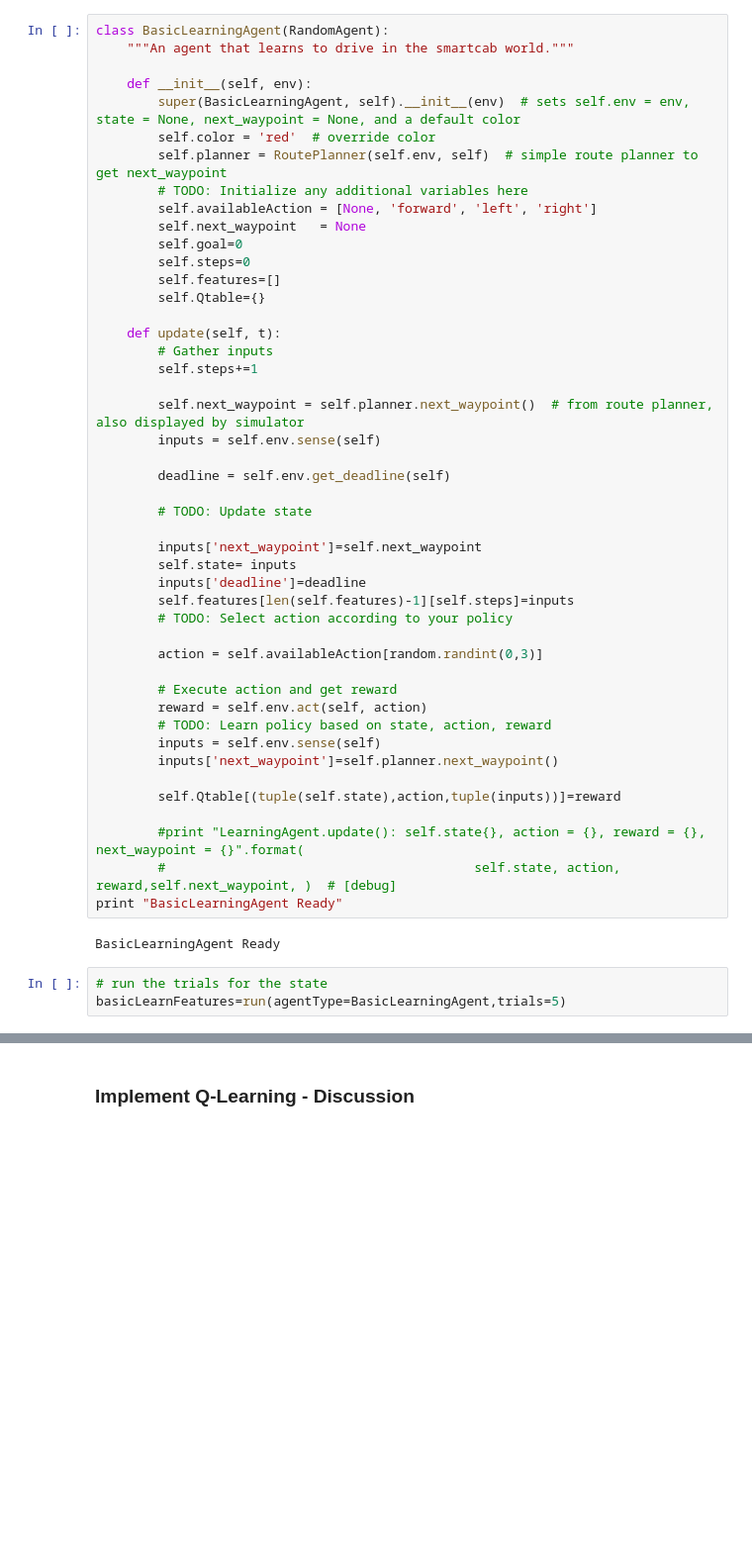
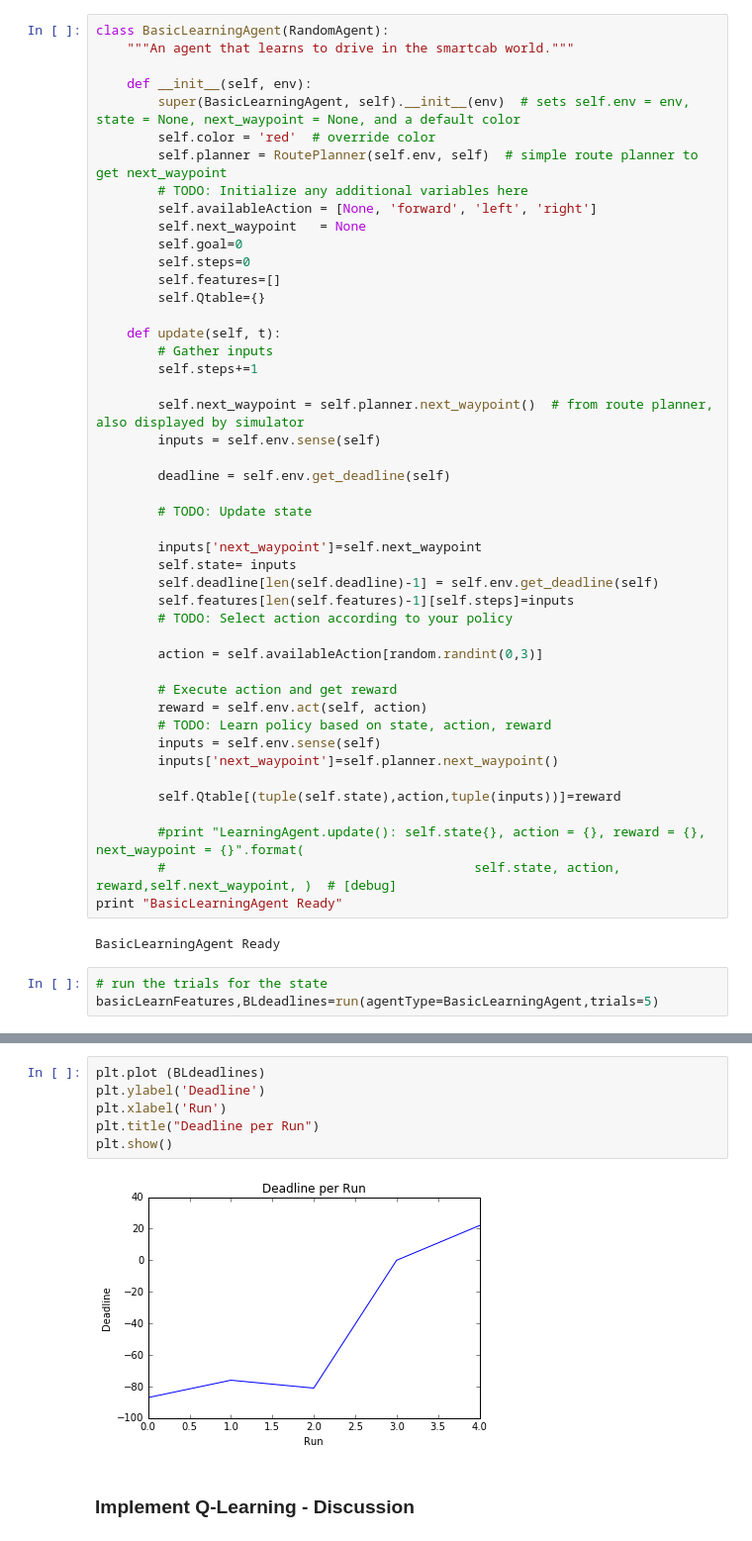
Before and after one commit to llathrop/smartcab, a Jupyter notebook: agent.ipynb, the cells around one changed output, grey strips where cells are left out. Shown at 99% size. Cells and saved outputs as stored; diff of their text form; blank space fills up the shorter version.

Commit message:
feat: graph the deadlines in the first q learner

```diff
--- a/agent.ipynb
+++ b/agent.ipynb
@@ -338,7 +338,7 @@ class BasicLearningAgent(RandomAgent):
 
         inputs['next_waypoint']=self.next_waypoint
         self.state= inputs
-        inputs['deadline']=deadline
+        self.deadline[len(self.deadline)-1] = self.env.get_deadline(self)
         self.features[len(self.features)-1][self.steps]=inputs
         # TODO: Select action according to your policy
 
@@ -359,6 +359,6 @@ print "BasicLearningAgent Ready"
 BasicLearningAgent Ready
 # %%
 # run the trials for the state
-basicLearnFeatures=run(agentType=BasicLearningAgent,trials=5)
+basicLearnFeatures,BLdeadlines=run(agentType=BasicLearningAgent,trials=5)
 # %% [output]
 Simulator.run(): Trial 0
@@ -380,4 +380,12 @@ Successfull runs = 0
 ----------------------------------------------------------
+# %%
+plt.plot (BLdeadlines)
+plt.ylabel('Deadline')
+plt.xlabel('Run')
+plt.title("Deadline per Run")
+plt.show()
+# %% [output]
+[figure, added]
 # %% [markdown]
 ### Implement Q-Learning - Discussion
 # %% [markdown]
```
Also changed, not shown: parts of 1 cell of this notebook.
